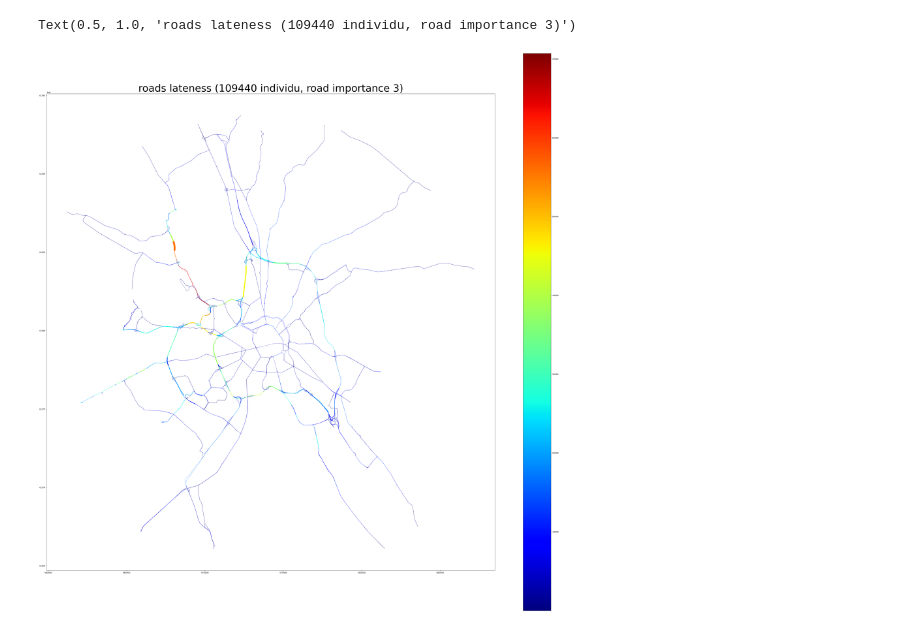
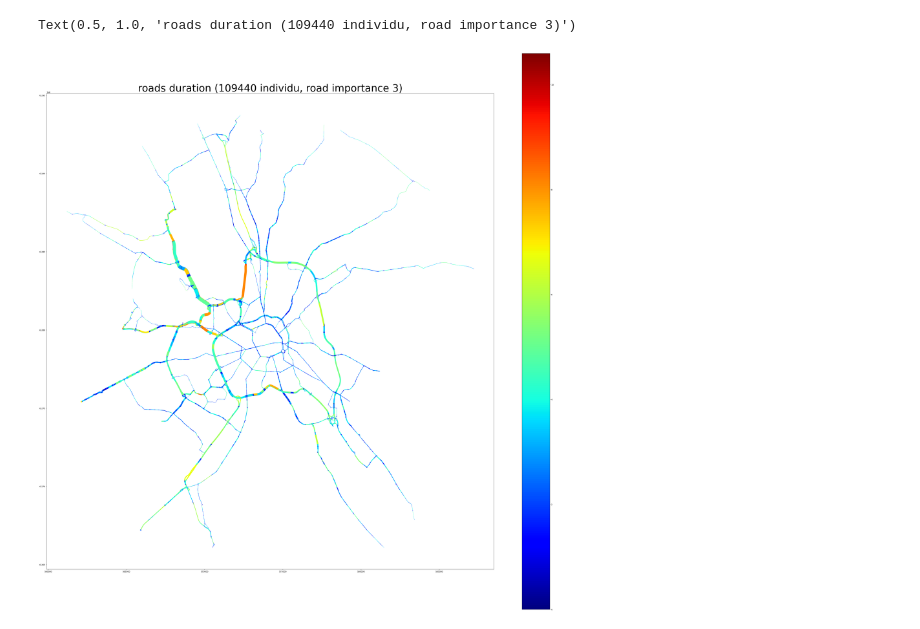
Before and after one commit to ANR-Switch/SWITCH-23, a Jupyter notebook: DataScript/SRC/plotRoad.ipynb, the cells around one changed output. Drawn from its saved outputs; the diff is of its cells as text; code cells hidden in the pictures.

Commit message:
rework data Scripts
better create files & plotRoad

```diff
--- a/DataScript/SRC/plotRoad.ipynb
+++ b/DataScript/SRC/plotRoad.ipynb
@@ -89,0 +96,3 @@ roadMean.to_file("C:/Users/flavi/Travail/Switch-23/DataScript/OUT/meanMap.shp")
+# %%
+roadMean = gpd.read_file("C:/Users/flavi/Travail/Switch-23/DataScript/OUT/meanMapP5R3.shp")
+#roadMean = gpd.read_file("C:/Users/flavi/Travail/Switch-23/DataScript/OUT/meanMap-10OnRoad1.shp")
@@ -90,7 +115,6 @@ roadMean.to_file("C:/Users/flavi/Travail/Switch-23/DataScript/OUT/meanMap.shp")
 # %%
-roadMean = gpd.read_file("C:/Users/flavi/Travail/Switch-23/DataScript/OUT/meanMap.shp")
-heatmap = roadMean.plot(figsize = (50,50), column='frequentat', legend=True, cmap='jet', linewidth=(0.5+roadMean['lateness']/1000))
-heatmap.set_title("roads lateness (109440 individu, road importance 3)",size='50')
+heatmap = roadMean.plot(figsize = (50,50), column=roadMean['duration'].map(lambda x : 0 if x==0 else math.log(x,2)), legend=True, cmap='jet', linewidth=0.5+roadMean['frequentat']/2000)
+heatmap.set_title("roads duration (109440 individu, road importance 3)",size='50')
 # %% [output]
-Text(0.5, 1.0, 'roads lateness (109440 individu, road importance 3)')
+Text(0.5, 1.0, 'roads duration (109440 individu, road importance 3)')
-[figure, old version]
+[figure, new version]
```
Also changed, not shown: parts of 15 cells of this notebook, 8 other files.
